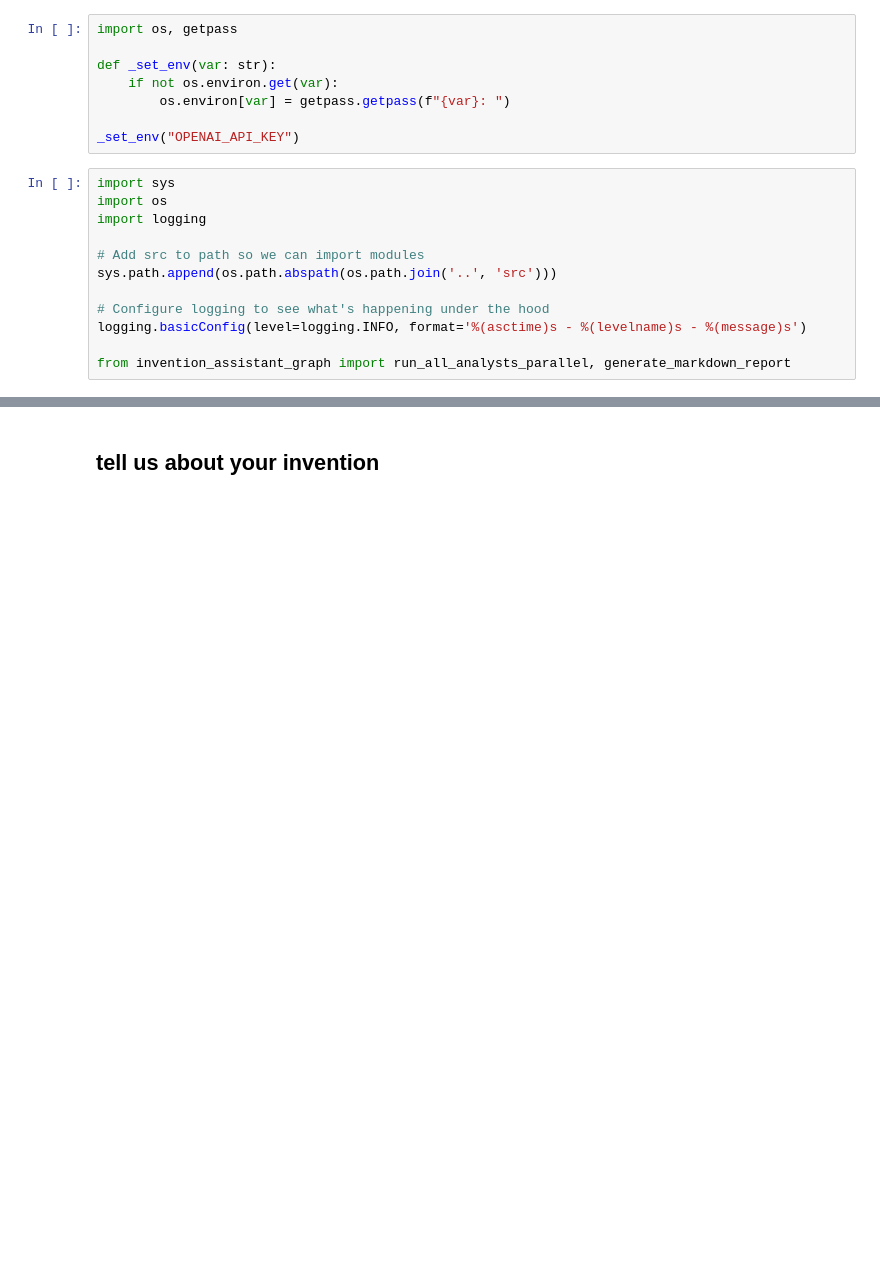
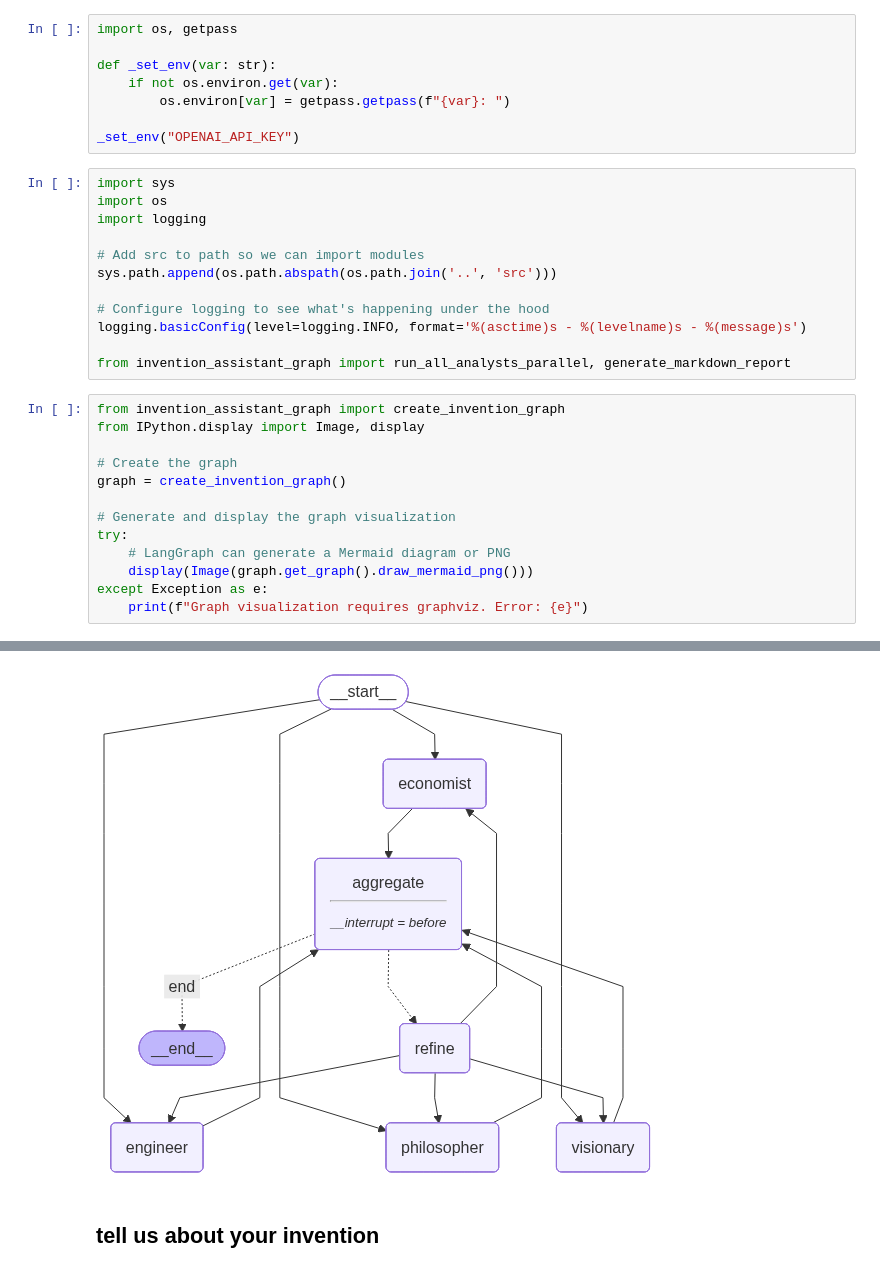
Before and after one commit to kashvitak/capstone-template-kashvi504, a Jupyter notebook: notebooks/invention_assistant_demo.ipynb, the cells around one changed output, grey strips where cells are left out. Cells and saved outputs as stored; diff of their text form; blank space fills up the shorter version.

```diff
--- a/notebooks/invention_assistant_demo.ipynb
+++ b/notebooks/invention_assistant_demo.ipynb
@@ -21,3 +21,17 @@ sys.path.append(os.path.abspath(os.path.join('..', 'src')))
 logging.basicConfig(level=logging.INFO, format='%(asctime)s - %(levelname)s - %(message)s')
 
 from invention_assistant_graph import run_all_analysts_parallel, generate_markdown_report
+# %%
+from invention_assistant_graph import create_invention_graph
+from IPython.display import Image, display
+
+# Create the graph
+graph = create_invention_graph()
+
+# Generate and display the graph visualization
+try:
+    # LangGraph can generate a Mermaid diagram or PNG
+    display(Image(graph.get_graph().draw_mermaid_png()))
+except Exception as e:
+    print(f"Graph visualization requires graphviz. Error: {e}")
+# %% [output]
@@ -24,3 +39,4 @@ from invention_assistant_graph import run_all_analysts_parallel, generate_markdo
+[figure, added]
 # %% [markdown]
 ## tell us about your invention
 # %%
```
Also changed, not shown: parts of 9 cells of this notebook, 3 other files.
